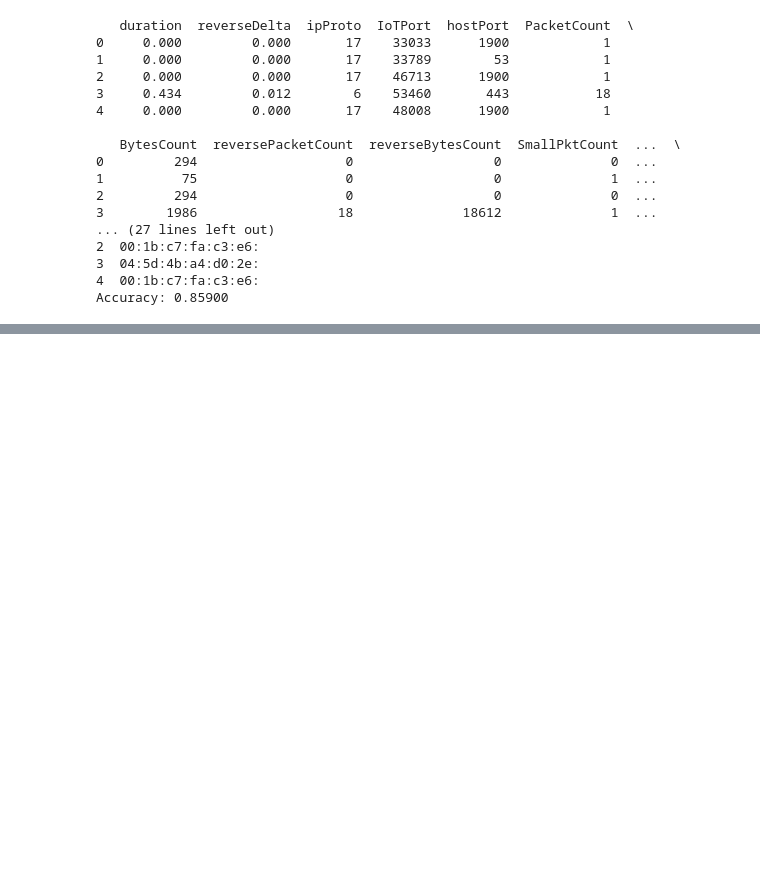
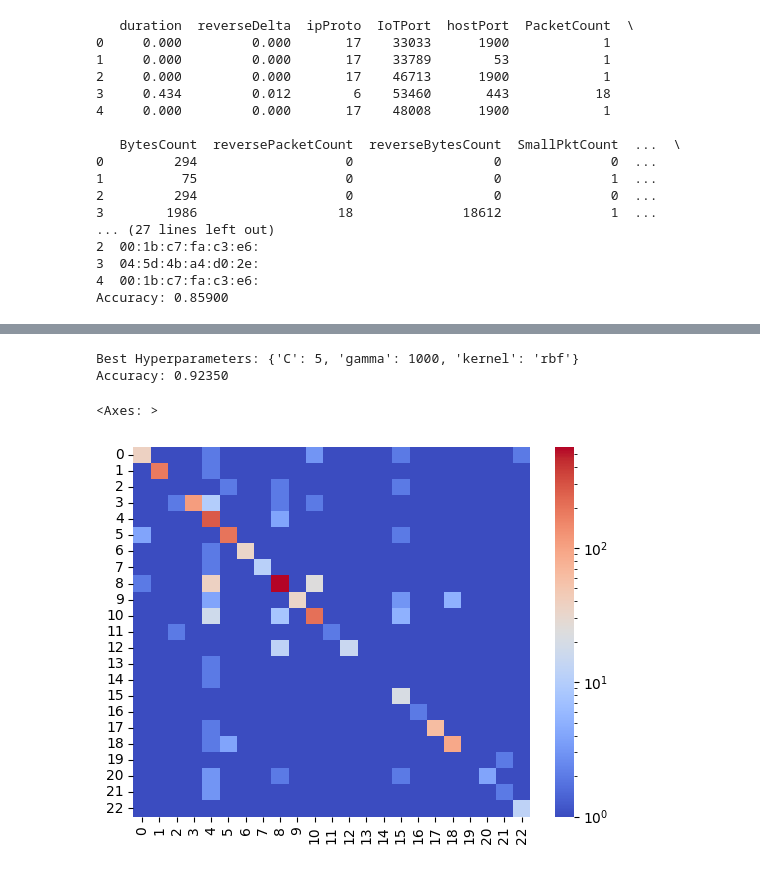
Before and after one commit to Shing-gor/classification-cybersecurity, a Jupyter notebook: kiran.ipynb, the cells around one changed output, grey strips where cells are left out. Cells and saved outputs as stored; diff of their text form; code cells hidden in the pictures; blank space fills up the shorter version.

```diff
--- a/kiran.ipynb
+++ b/kiran.ipynb
@@ -773,0 +1143,75 @@ Accuracy: 0.85900
+# %%
+from sklearn import svm
+import pandas as pd
+import numpy as np
+from sklearn.model_selection import train_test_split, GridSearchCV
+from sklearn.preprocessing import StandardScaler
+from sklearn.preprocessing import LabelEncoder
+from sklearn.metrics import accuracy_score
+from sklearn.metrics import confusion_matrix, ConfusionMatrixDisplay
+
+seed = 42
+
+# Load and preprocess data
+sample = pd.read_csv("data/newSample.csv")
+data = sample.drop(columns=['start_date', 'start_time', 'IoTIP', 'IoTPort', 'hostIP', 'hostPort', 'BytesCount', 'reversePacketCount', 'reverseBytesCount', 'reverseMaxPktSize', 'reverseStdevIAT', 'reverseAvgPacketSize', 'reverseFlowExists', 'broadcast'])
+
+# Define input features (X) and target (y)
+x = data.drop(columns=['IoTMac'])
+y = data['IoTMac']
+
+# Convert categorical variables into dummy/indicator variables
+X = pd.get_dummies(x)
+
+# Encode the target variable (y) for multi-class classification
+encoder = LabelEncoder()
+y_encoded = encoder.fit_transform(y)
+
+
+# Normalize the input data
+scaler = StandardScaler()
+X_normalized = scaler.fit_transform(X)
+
+# Split data into training, validation, and testing sets
+X_train, X_test, y_train, y_test = train_test_split(X_normalized, y, test_size=0.2, random_state=42)
+
+# Hyperparameter tuning using GridSearchCV
+param_grid = {
+    'C': [5, 10, 15],
+    'gamma': [100, 1000, 10000],
+    'kernel': ['rbf']
+}
+
+grid_search = GridSearchCV(svm.SVC(decision_function_shape='ovr'), param_grid, cv=5, scoring='accuracy')
+grid_search.fit(X_train, y_train)
+
+best_params = grid_search.best_params_
+print(f'Best Hyperparameters: {best_params}')
+
+clf = svm.SVC(**best_params)
+# clf = svm.SVC(C=9, gamma=985, kernel='rbf')
+# clf = svm.SVC(decision_function_shape='ovr')
+clf.fit(X_train, y_train)
+
+y_pred = clf.predict(X_test)
+accuracy = accuracy_score(y_test, y_pred)
+
+print(f'Accuracy: {accuracy:.5f}')
+cmatrix = confusion_matrix(y_test, y_pred)
+for f in cmatrix:
+    f += 1
+
+
+
+import seaborn as sns
+from matplotlib.colors import LogNorm
+sns.heatmap(cmatrix, annot=False, cmap='coolwarm', norm=LogNorm())
+
+# 0.82700 - poly
+# 0.85450 - rbf - gamma = 10000
+# 0.92350, rbf, C = 5, gamma = 1000
+# %% [output]
+Best Hyperparameters: {'C': 5, 'gamma': 1000, 'kernel': 'rbf'}
+Accuracy: 0.92350
+<Axes: >
+[figure, added]
```
Also changed, not shown: parts of 15 cells of this notebook, 1 other file.
